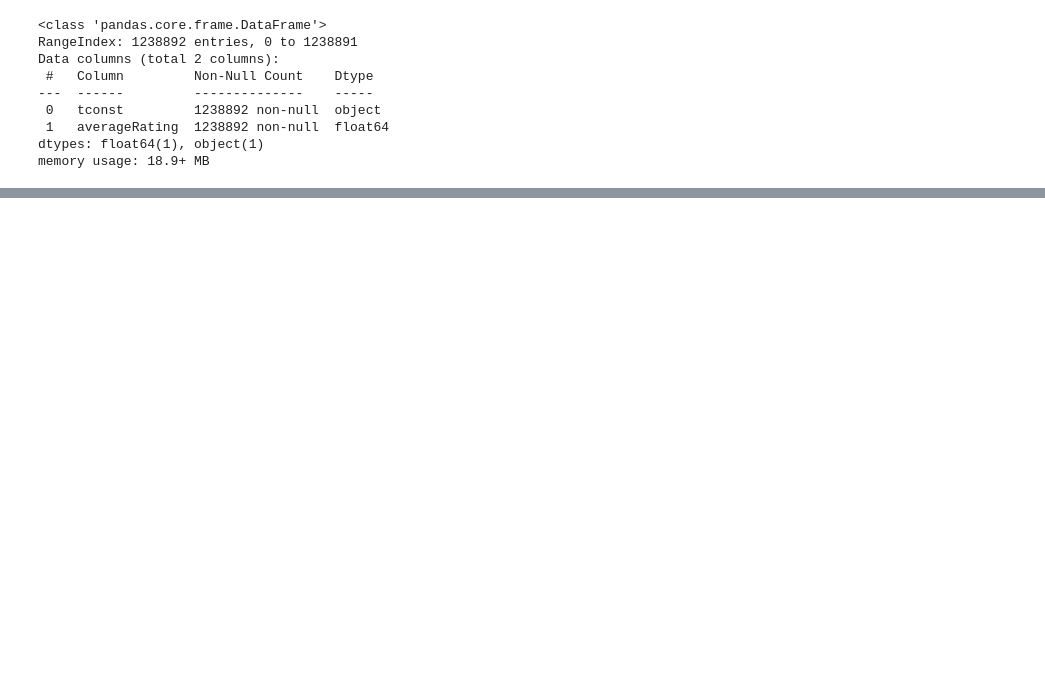
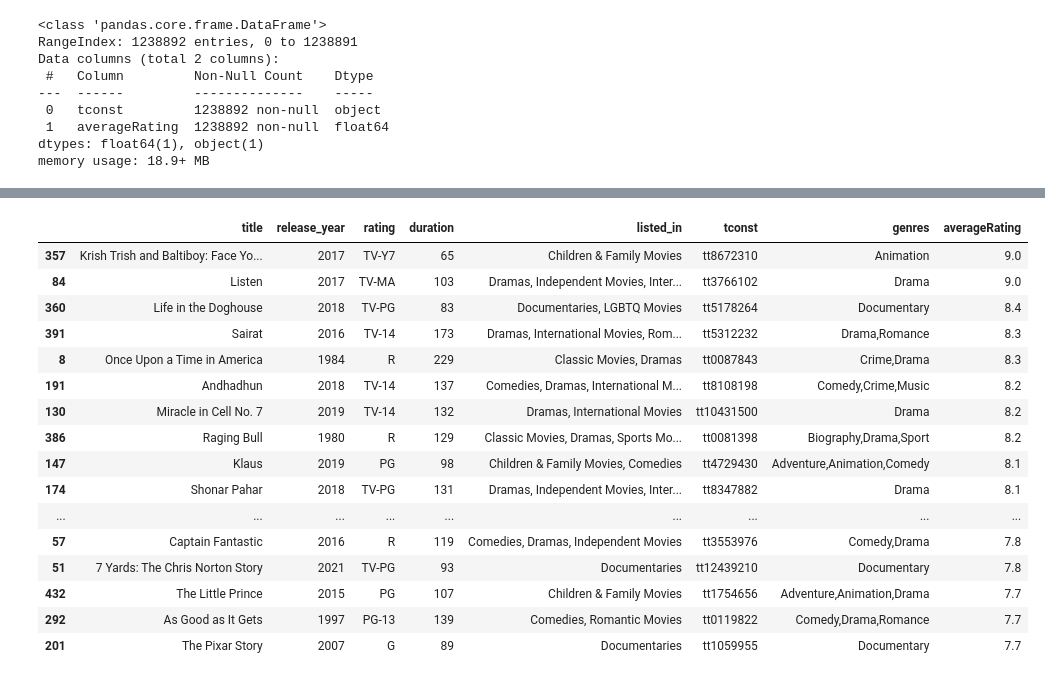
Before and after one commit to TGB85/ycn10data, a Jupyter notebook: TB_imdb.ipynb, the cells around one changed output, grey strips where cells are left out. Saved outputs shown, nothing was run; the diff lists cells and outputs as text; code cells hidden in the pictures; blank space fills up the shorter version.

Commit message:
netflix-imdb-dataset

```diff
--- a/TB_imdb.ipynb
+++ b/TB_imdb.ipynb
@@ -133,0 +309,5 @@ dtype: float64
+# %%
+# restore misplaced duration values for show_id= 's5542', 's5795', 's5814'
+nf.loc[nf.duration.isnull(), ['duration']] = nf.rating
+# %%
+nf['duration'] = nf.duration.str.split(' ', expand=True)[0].astype('int64')
@@ -133,0 +338,5 @@ dtype: float64
+# %%
+nf_imdb = nf.merge(t_with_ratings,
+                   how='inner',
+                   left_on=['title', 'release_year'],
+                   right_on=['primaryTitle', 'startYear'])
@@ -133,0 +379,2 @@ dtype: float64
+# %%
+nf_imdb.drop(['show_id', 'primaryTitle', 'startYear', 'runtimeMinutes'], axis=1, inplace=True)
@@ -133,0 +403,20 @@ dtype: float64
+# %%
+nf_imdb.sort_values('averageRating', ascending=False)[:25]
+# %% [output]
+|  | title | release_year | rating | duration | listed_in | tconst | genres | averageRating |
+| 357 | Krish Trish and Baltiboy: Face Yo... | 2017 | TV-Y7 | 65 | Children & Family Movies | tt8672310 | Animation | 9.0 |
+| 84 | Listen | 2017 | TV-MA | 103 | Dramas, Independent Movies, Inter... | tt3766102 | Drama | 9.0 |
+| 360 | Life in the Doghouse | 2018 | TV-PG | 83 | Documentaries, LGBTQ Movies | tt5178264 | Documentary | 8.4 |
+| 391 | Sairat | 2016 | TV-14 | 173 | Dramas, International Movies, Rom... | tt5312232 | Drama,Romance | 8.3 |
+| 8 | Once Upon a Time in America | 1984 | R | 229 | Classic Movies, Dramas | tt0087843 | Crime,Drama | 8.3 |
+| 191 | Andhadhun | 2018 | TV-14 | 137 | Comedies, Dramas, International M... | tt8108198 | Comedy,Crime,Music | 8.2 |
+| 130 | Miracle in Cell No. 7 | 2019 | TV-14 | 132 | Dramas, International Movies | tt10431500 | Drama | 8.2 |
+| 386 | Raging Bull | 1980 | R | 129 | Classic Movies, Dramas, Sports Mo... | tt0081398 | Biography,Drama,Sport | 8.2 |
+| 147 | Klaus | 2019 | PG | 98 | Children & Family Movies, Comedies | tt4729430 | Adventure,Animation,Comedy | 8.1 |
+| 174 | Shonar Pahar | 2018 | TV-PG | 131 | Dramas, Independent Movies, Inter... | tt8347882 | Drama | 8.1 |
+| ... | ... | ... | ... | ... | ... | ... | ... | ... |
+| 57 | Captain Fantastic | 2016 | R | 119 | Comedies, Dramas, Independent Movies | tt3553976 | Comedy,Drama | 7.8 |
+| 51 | 7 Yards: The Chris Norton Story | 2021 | TV-PG | 93 | Documentaries | tt12439210 | Documentary | 7.8 |
+| 432 | The Little Prince | 2015 | PG | 107 | Children & Family Movies | tt1754656 | Adventure,Animation,Drama | 7.7 |
+| 292 | As Good as It Gets | 1997 | PG-13 | 139 | Comedies, Romantic Movies | tt0119822 | Comedy,Drama,Romance | 7.7 |
+| 201 | The Pixar Story | 2007 | G | 89 | Documentaries | tt1059955 | Documentary | 7.7 |
```
Also changed, not shown: parts of 68 cells of this notebook, 4 other files.
